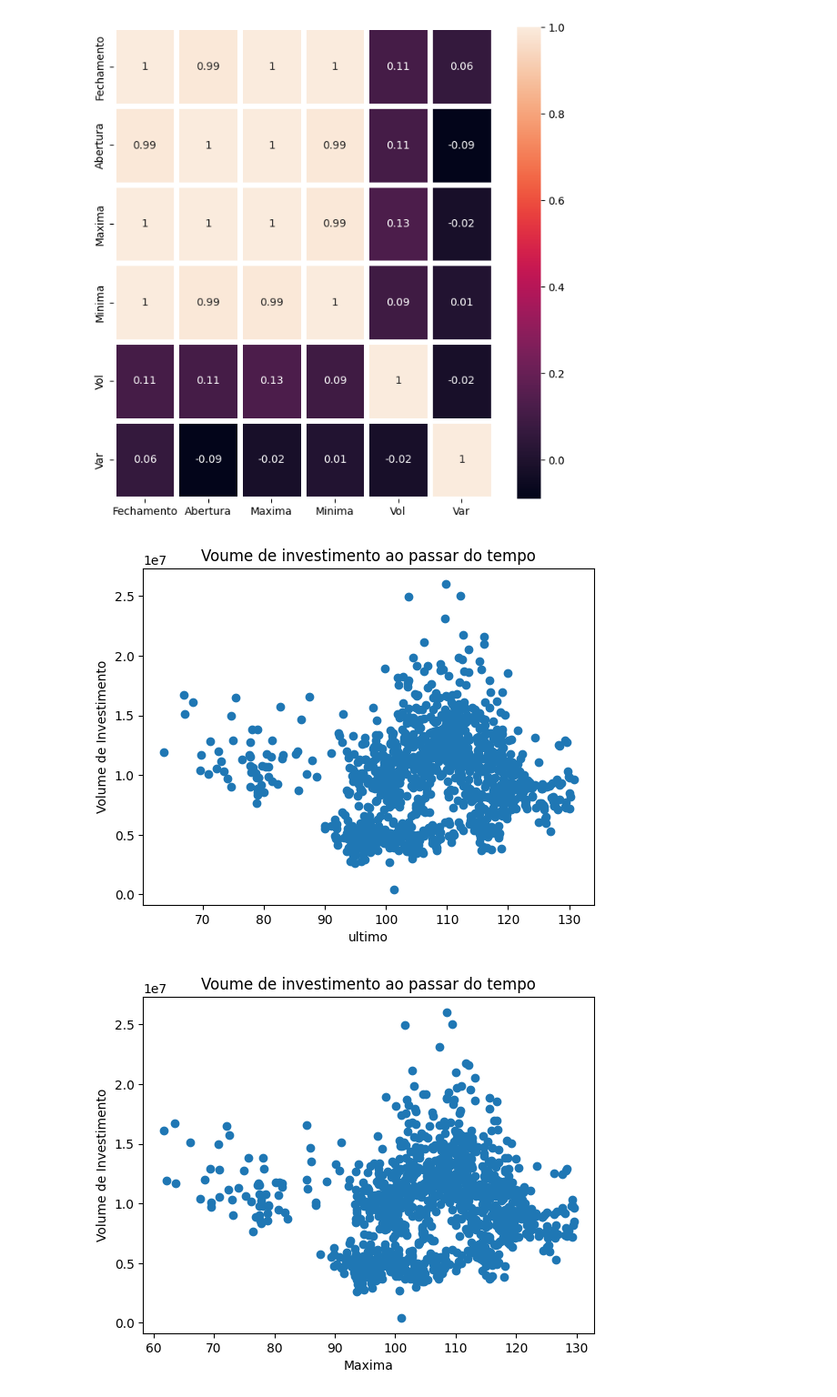
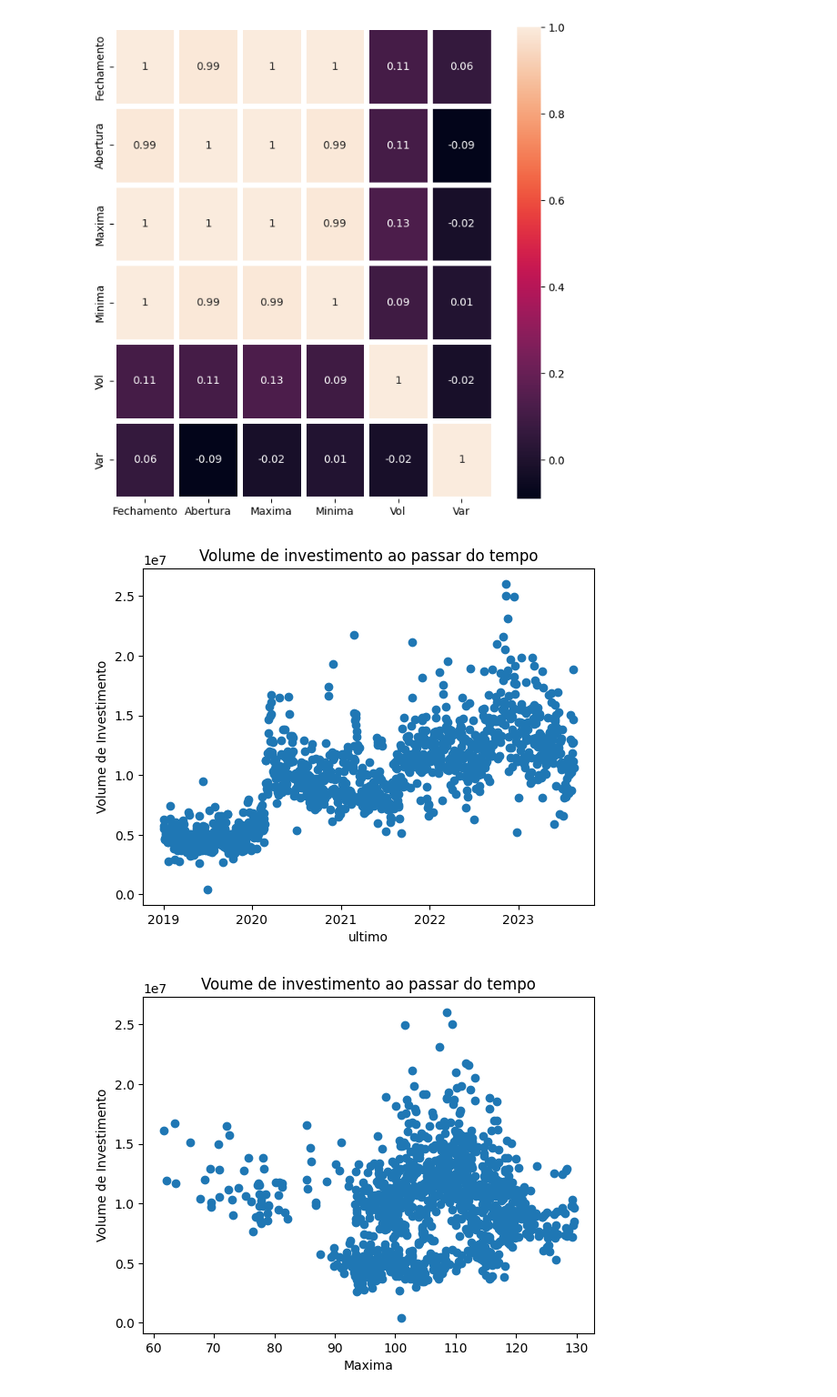
Before and after one commit to aloisiok1/TechChallange2, a Jupyter notebook: TechChallange_02.ipynb, the cells around one changed output. Shown at 91% size. Cells and saved outputs as stored; diff of their text form; code cells hidden in the pictures.

```diff
--- a/TechChallange_02_(2) (1).ipynb
+++ b/TechChallange_02.ipynb
@@ -272,13 +280,13 @@ sns.heatmap(data = correlation_matriz, annot=True, linewidths=5, ax=ax)
 <Axes: >
 [figure]
 # %%
-plt.scatter(df["Fechamento"], df["Vol"])
+plt.scatter(df.index, df["Vol"])
 plt.xlabel("ultimo")
 plt.ylabel("Volume de Investimento")
-plt.title("Voume de investimento ao passar do tempo")
+plt.title("Volume de investimento ao passar do tempo")
 plt.show()
 # %% [output]
-[figure, old version]
+[figure, new version]
 # %%
 plt.scatter(df["Minima"], df["Vol"])
 plt.xlabel("Maxima")
```
Also changed, not shown: parts of 118 cells of this notebook, 3 other files.
